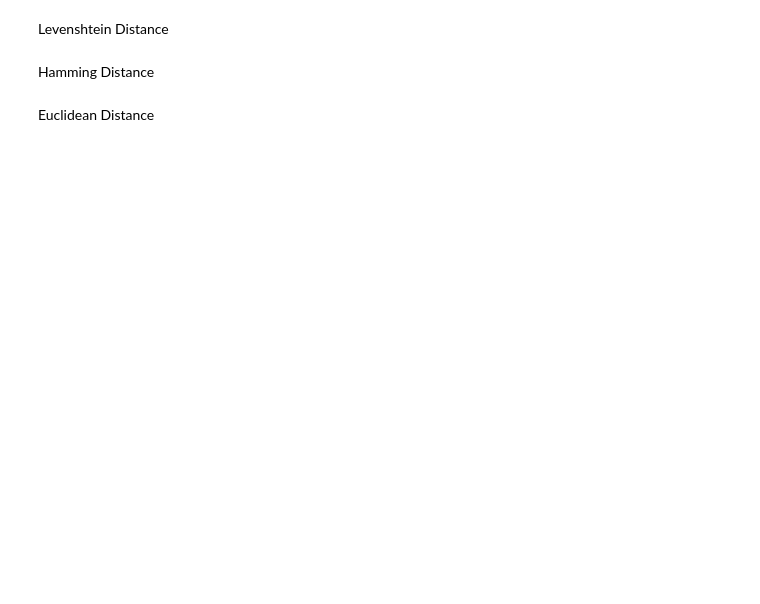
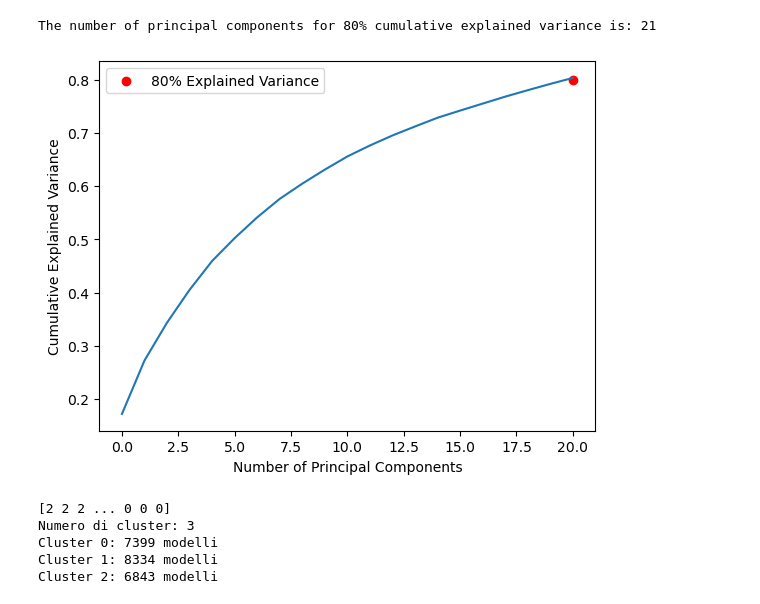
Before and after one commit to IvanComp/BPMN-Analysis, a Jupyter notebook: 2.Data-Clustering.ipynb, the cells around one changed output. Saved outputs shown, nothing was run; the diff lists cells and outputs as text; code cells hidden in the pictures; blank space fills up the shorter version.

Commit message:
Added the new version of the Clustering

```diff
--- a/2.Data-Clustering.ipynb
+++ b/2.Data-Clustering.ipynb
@@ -56,6 +1,71 @@ plt.show()
-# %% [markdown]
-Levenshtein Distance
-# %% [markdown]
-Hamming Distance
-# %% [markdown]
-Euclidean Distance
+# %%
+import pandas as pd
+import numpy as np
+from sklearn.cluster import KMeans
+from sklearn.decomposition import PCA
+import matplotlib.pyplot as plt
+from mpl_toolkits.mplot3d import Axes3D  # Import the Axes3D class
+
+# Code to load binary strings
+file_path = "./data/Cleaned data/BPMNcleaned.csv"
+
+try:
+    df = pd.read_csv(file_path, sep=',', engine='python', encoding='utf-8')
+except UnicodeDecodeError:
+    df = pd.read_csv(file_path, sep=',', engine='python', encoding='latin-1')
+
+if df.shape[1] > 1:
+    df = df.drop(columns=df.columns[0])
+
+# Calculate cumulative explained variance
+cumulative_variance_ratio = np.cumsum(pca.explained_variance_ratio_)
+
+# Find the index where cumulative explained variance exceeds 80%
+index_80_percent = np.where(cumulative_variance_ratio >= 0.8)[0][0]
+
+components_80_percent = pca.components_[:index_80_percent + 1]
+
+# Print the number of principal components
+print(f"The number of principal components for 80% cumulative explained variance is: {len(components_80_percent)}")
+
+# Plot the graph
+plt.plot(cumulative_variance_ratio)
+plt.scatter(index_80_percent, 0.8, color='red', label='80% Explained Variance')
+plt.xlabel('Number of Principal Components')
+plt.ylabel('Cumulative Explained Variance')
+plt.savefig('./data/Cleaned data/ExplainedVariance.png')
+plt.legend()
+plt.show()
+# %% [output]
+The number of principal components for 80% cumulative explained variance is: 21
+[figure, added]
+# %%
+# Apply PCA with 21 Principal Components
+pca = PCA(n_components=21)
+X_pca = pca.fit_transform(X)
+
+# Applica K-Means clustering  (controlla se fa distanza per riga o colonna)
+# Applica K-medoid (non su sk.learn) clustering  (per altre distanze -> prima passare la matrice delle distanze)
+kmeans = KMeans(n_clusters=3)
+clusters = kmeans.fit_predict(X_pca)
+
+print(clusters)
+
+# Informazioni sui componenti principali
+explained_variance_ratio = pca.explained_variance_ratio_
+components = pca.components_
+
+unique_clusters, counts = np.unique(clusters, return_counts=True)
+
+# Stampa il numero di cluster
+print(f"Numero di cluster: {len(unique_clusters)}")
+
+# Stampa il numero di modelli per ogni cluster
+for i, count in zip(unique_clusters, counts):
+    print(f"Cluster {i}: {count} modelli")
+# %% [output]
+[2 2 2 ... 0 0 0]
+Numero di cluster: 3
+Cluster 0: 7399 modelli
+Cluster 1: 8334 modelli
+Cluster 2: 6843 modelli
```
Also changed, not shown: parts of 3 cells of this notebook, 2 other files.
